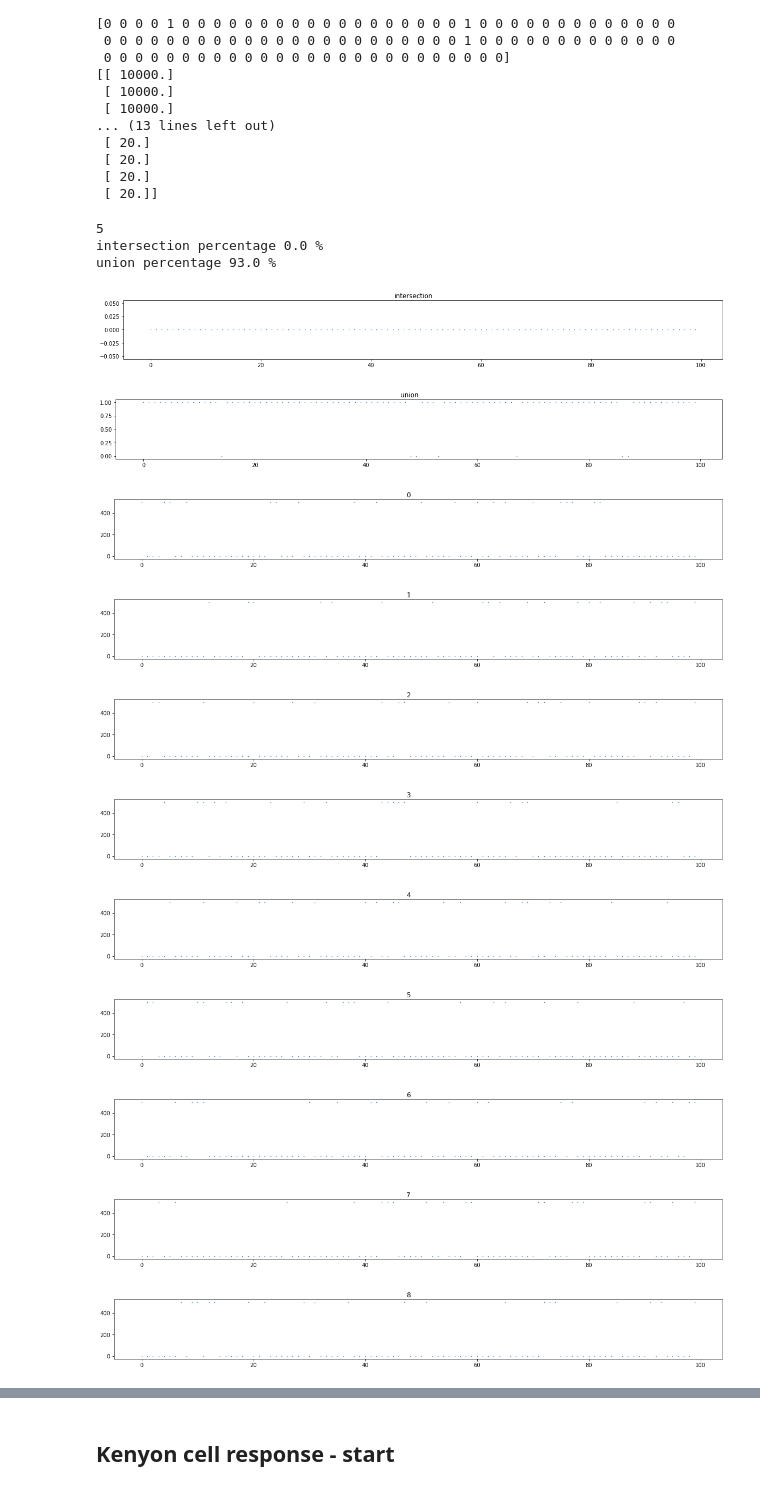
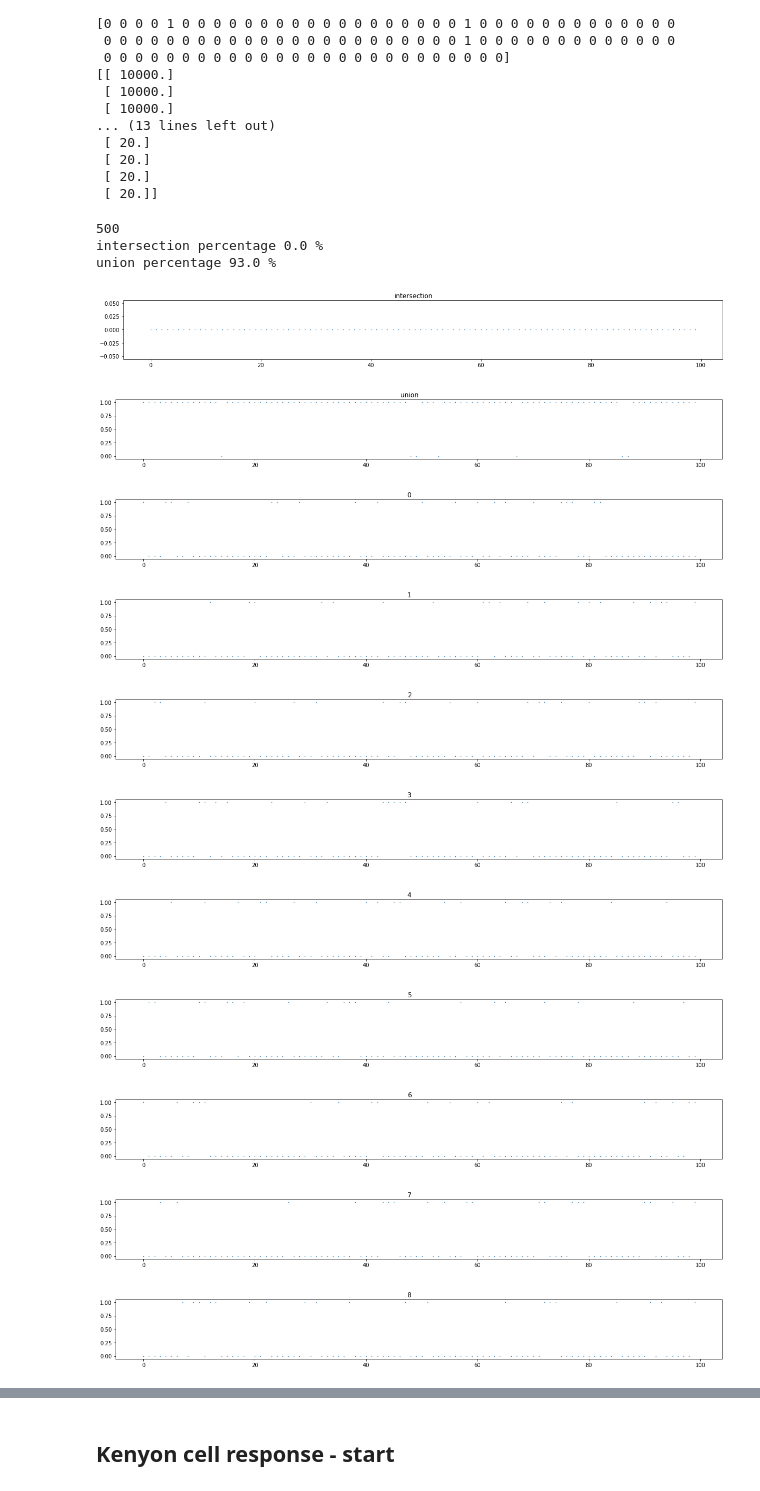
Before and after one commit to chanokin/brainscales-recognition, a Jupyter notebook: codebase/mushroom_body/analyze_mbody_results.ipynb, the cells around one changed output, grey strips where cells are left out. Drawn from its saved outputs; the diff is of its cells as text; code cells hidden in the pictures.

```diff
--- a/codebase/mushroom_body/analyze_mbody_results.ipynb
+++ b/codebase/mushroom_body/analyze_mbody_results.ipynb
@@ -672,7 +672,7 @@ total_t = int(data['sim_time'])
 sample_indices = data['sample_indices']
 args = data['args'].item()
 
-analyse_overlap = bool(1) and args.nSamplesAL <= 500
+analyse_overlap = bool(1)# and args.nSamplesAL <= 500
 print("analyse overlap", analyse_overlap)
 if analyse_overlap:
     data = np.load(fname)
@@ -740,47 +740,49 @@ if analyse_overlap:
 # %%
 if analyse_overlap:
     thresh = n_samples/2
-    thresh = int(n_samples * 0.01)
+    thresh = int(n_samples * 0.5)
     print(thresh)
     pattern_inter = np.ones_like(patterns[0, :])
     for i in range(patterns.shape[0]):
         pattern_inter = np.logical_and(pattern_inter, patterns[i, :] > thresh)
 
     print("intersection percentage", 100 * pattern_inter.sum()/pattern_inter.size, "%")
 
     pattern_union = np.zeros_like(patterns[0, :])
     for i in range(patterns.shape[0]):
         pattern_union = np.logical_or(pattern_union, patterns[i, :] > thresh)
 
     print("union percentage", 100 * pattern_union.sum()/pattern_union.size, "%")
 
 
     plt.figure(figsize=(20, 2))
     plt.suptitle('intersection')
     plt.plot(pattern_inter, '.', markersize=1)
 
     plt.figure(figsize=(20, 2))
     plt.suptitle('union')
     plt.plot(pattern_union, '.', markersize=1)
 
     for i, row in enumerate(patterns):
         plt.figure(figsize=(20, 2))
         plt.suptitle(i)
-        plt.plot(row * (row > thresh), '.', markersize=1)
-    #     plt.colorbar()
+#         plt.plot(row * (row > thresh), '.', markersize=1)
+        plt.plot((row > thresh), '.', markersize=1)
+
+        #     plt.colorbar()
     plt.show()
 # %% [output]
-5
+500
 intersection percentage 0.0 %
 union percentage 93.0 %
 [figure]
 [figure]
-[figure, old version]
+[figure, new version]
-[figure, old version]
+[figure, new version]
-[figure, old version]
+[figure, new version]
-[figure, old version]
+[figure, new version]
-[figure, old version]
+[figure, new version]
-[figure, old version]
+[figure, new version]
-[figure, old version]
+[figure, new version]
-[figure, old version]
+[figure, new version]
-[figure, old version]
+[figure, new version]
```
Also changed, not shown: parts of 13 cells of this notebook, 17 other files.
